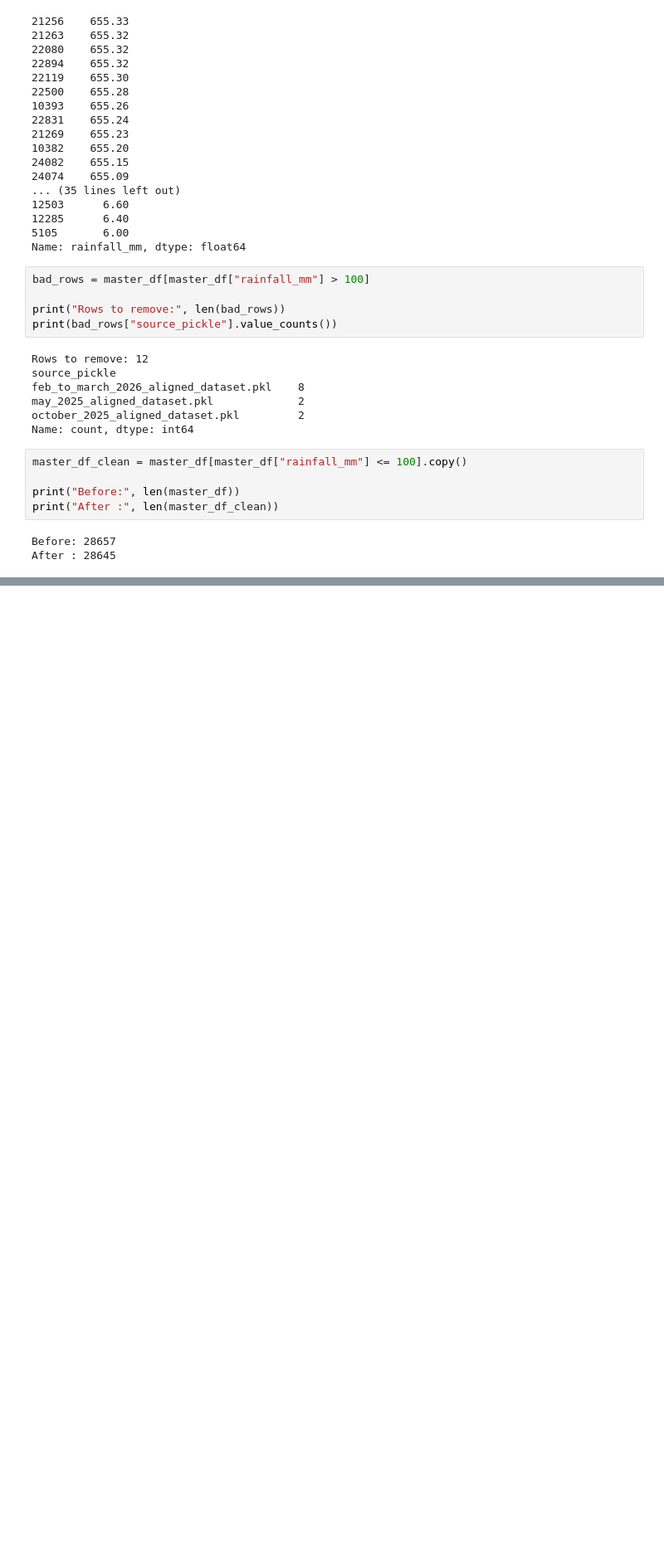
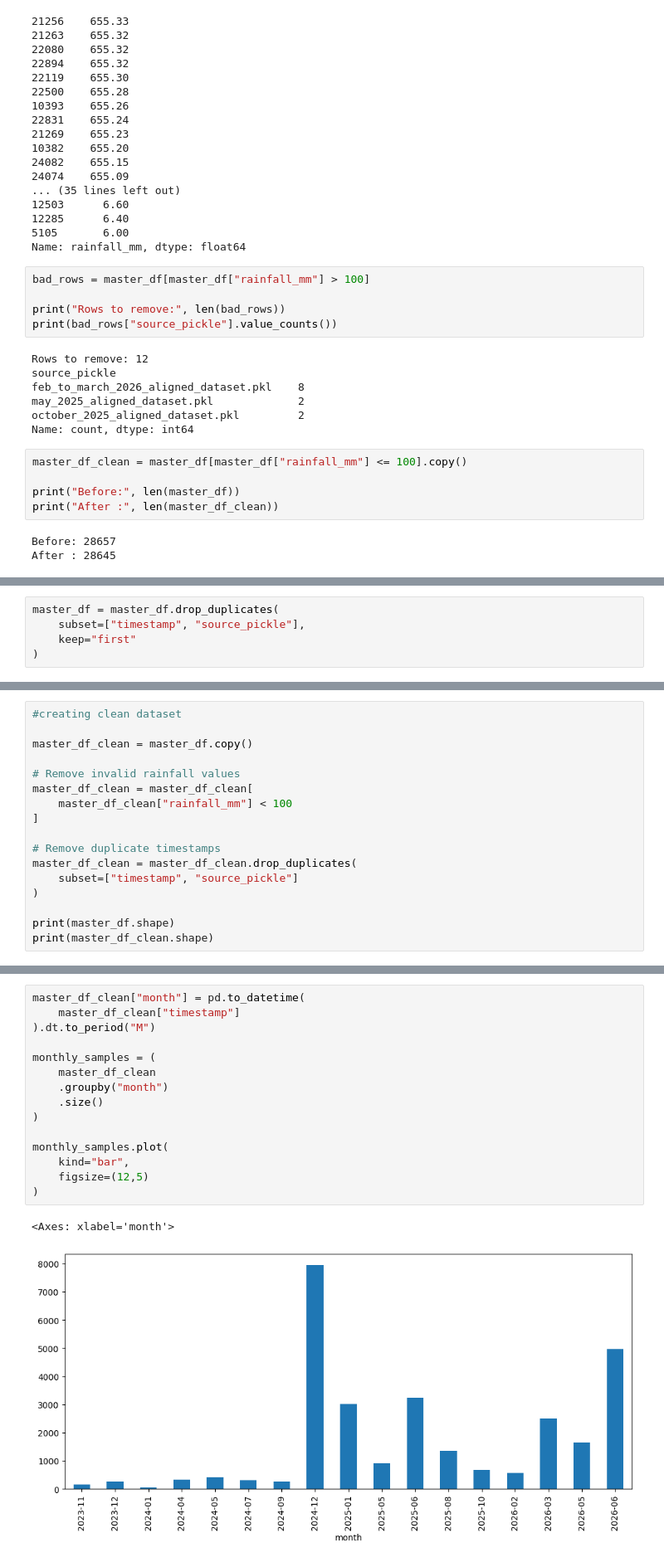
Before and after one commit to Amarnathdj10/ML-based-Acoustic-Rain-Gauge, a Jupyter notebook: audio_processing.ipynb, the cells around one changed output, grey strips where cells are left out. Shown at 83% size. Drawn from its saved outputs; the diff is of its cells as text; blank space fills up the shorter version.

```diff
--- a/audio_processing.ipynb
+++ b/audio_processing.ipynb
@@ -663,0 +673,5 @@ After : 28645
+# %%
+master_df = master_df.drop_duplicates(
+    subset=["timestamp", "source_pickle"],
+    keep="first"
+)
@@ -663,0 +686,17 @@ After : 28645
+# %%
+#creating clean dataset
+
+master_df_clean = master_df.copy()
+
+# Remove invalid rainfall values
+master_df_clean = master_df_clean[
+    master_df_clean["rainfall_mm"] < 100
+]
+
+# Remove duplicate timestamps
+master_df_clean = master_df_clean.drop_duplicates(
+    subset=["timestamp", "source_pickle"]
+)
+
+print(master_df.shape)
+print(master_df_clean.shape)
@@ -663,0 +857,18 @@ After : 28645
+# %%
+master_df_clean["month"] = pd.to_datetime(
+    master_df_clean["timestamp"]
+).dt.to_period("M")
+
+monthly_samples = (
+    master_df_clean
+    .groupby("month")
+    .size()
+)
+
+monthly_samples.plot(
+    kind="bar",
+    figsize=(12,5)
+)
+# %% [output]
+<Axes: xlabel='month'>
+[figure, added]
```
Also changed, not shown: parts of 19 cells of this notebook.
